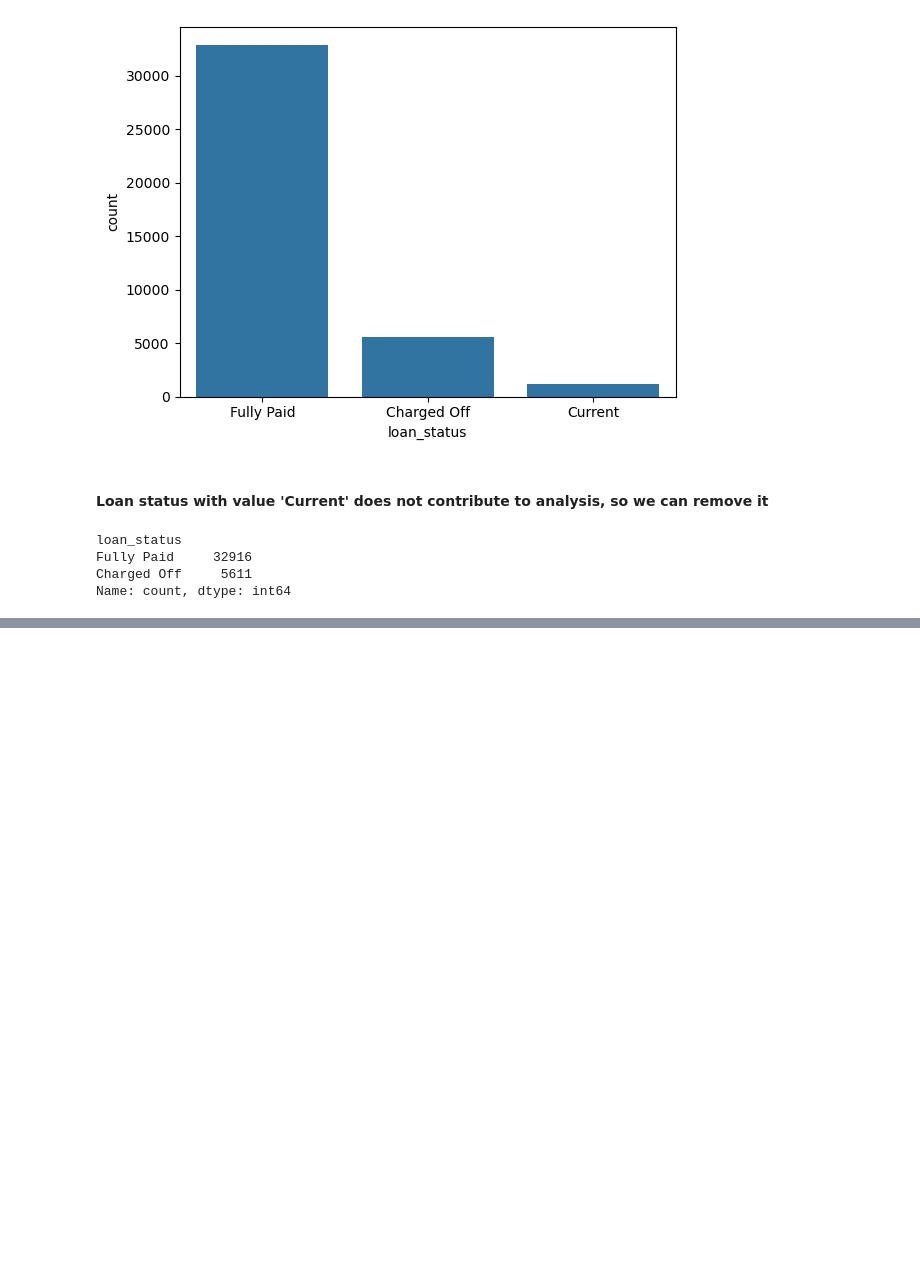
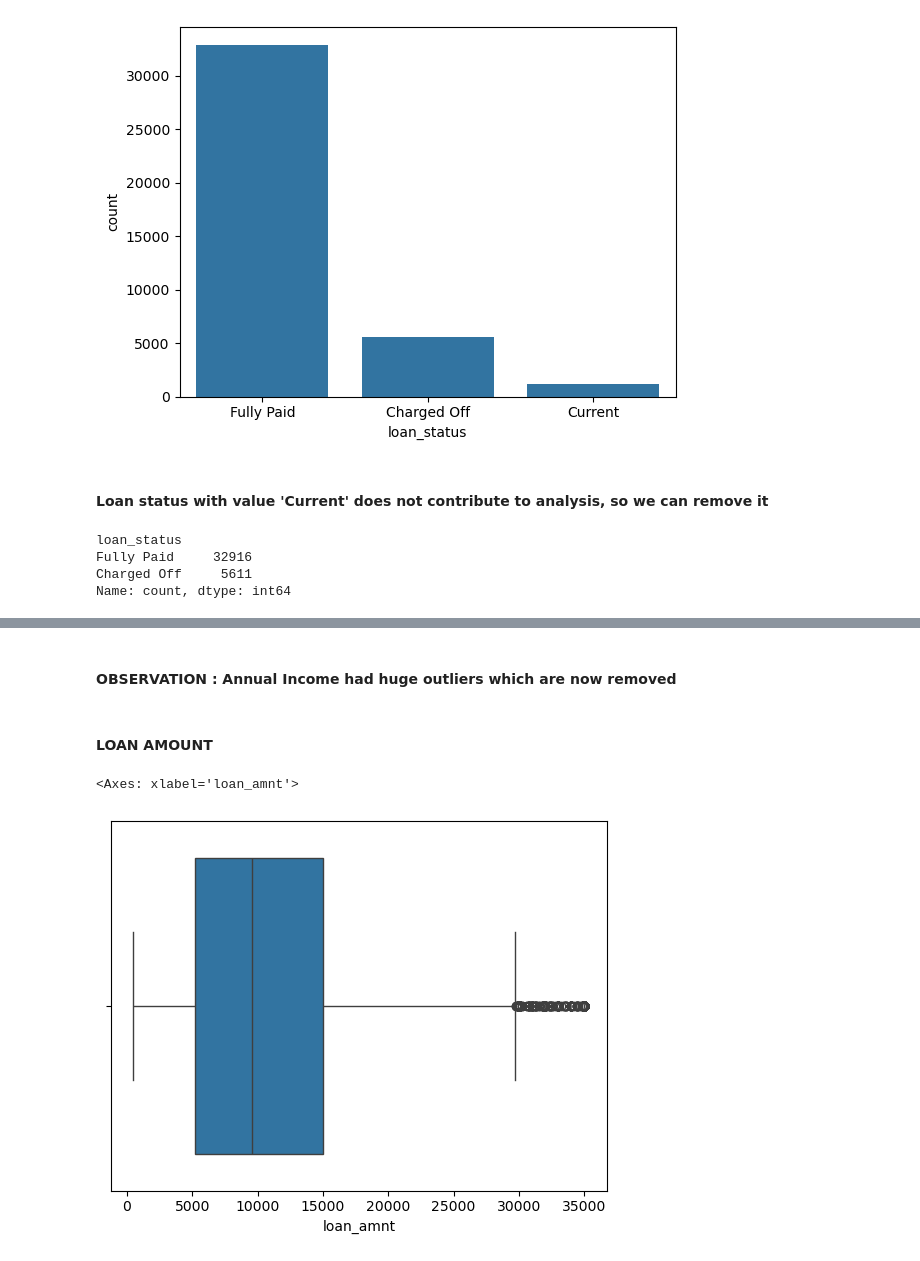
Before and after one commit to jitesh0034/lending_club_casestudy, a Jupyter notebook: Lending_Club_Case_Study_v0.ipynb, the cells around one changed output, grey strips where cells are left out. Cells and saved outputs as stored; diff of their text form; code cells hidden in the pictures; blank space fills up the shorter version.

```diff
--- a/Lending_Club_Case_Study_v0.ipynb
+++ b/Lending_Club_Case_Study_v0.ipynb
@@ -238,0 +299,9 @@ Name: count, dtype: int64
+# %% [markdown]
+#### OBSERVATION : Annual Income had huge outliers which are now removed
+# %% [markdown]
+#### LOAN AMOUNT
+# %%
+sns.boxplot(x=data.loan_amnt)
+# %% [output]
+<Axes: xlabel='loan_amnt'>
+[figure, added]
```
Also changed, not shown: parts of 28 cells of this notebook.
